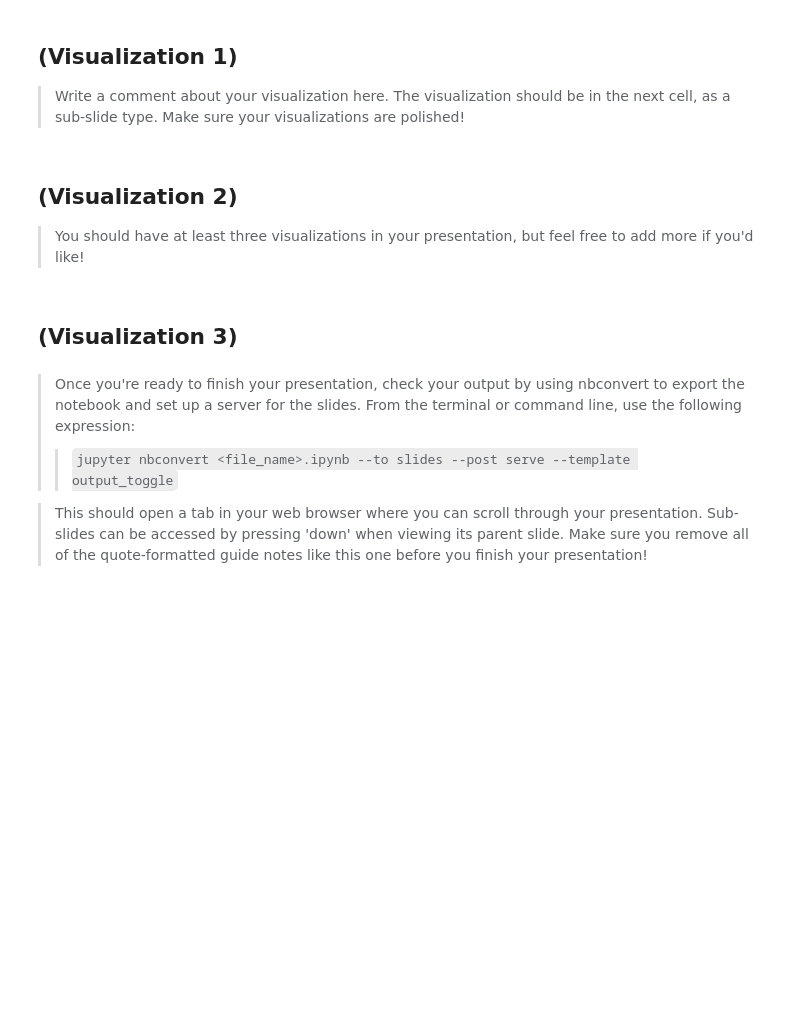
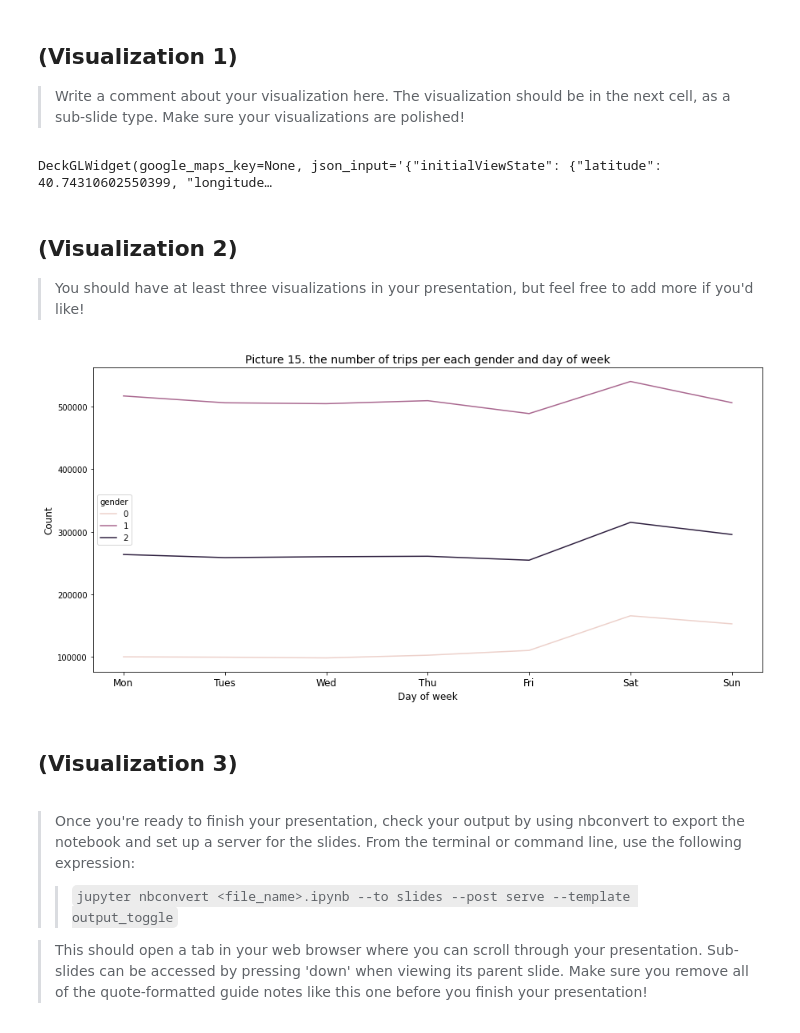
Before and after one commit to Aete/DAND_data_visualization, a Jupyter notebook: slide_deck.ipynb, the cells around one changed output. Drawn from its saved outputs; the diff is of its cells as text; code cells hidden in the pictures; blank space fills up the shorter version.

Commit message:
upload a master dataset and captured animations (gif)

```diff
--- a/slide_deck.ipynb
+++ b/slide_deck.ipynb
@@ -23,6 +27,7 @@ import warnings
 warnings.simplefilter("ignore")
 # %%
 # load in the dataset into a pandas dataframe
+df_bike = pd.read_csv('data/citibike_master.csv')
 # %% [markdown]
 > Note that the above cells have been set as "Skip"-type slides. That means
 that when the notebook is rendered as http slides, those cells won't show up.
@@ -31,13 +36,60 @@ that when the notebook is rendered as http slides, those cells won't show up.
 
 > Write a comment about your visualization here. The visualization should be in
 the next cell, as a sub-slide type. Make sure your visualizations are polished!
+# %%
+df_bike_station = df_bike.groupby('start station id').mean()[['start station latitude', 'start station longitude']]
+df_bike_station = df_bike_station.rename(columns={
+    'start station latitude':'lat',
+    'start station longitude':'lng'
+})
+df_bike_station_count = df_bike.groupby('start station id').count()[['tripduration']].rename(columns={'tripduration':'startcount'})
+df_bike_station = df_bike_station.join(df_bike_station_count)
+# set the layer of deck.gl
+layer_start_static = pydeck.Layer(
+    "HeatmapLayer",
+    data=df_bike_station,
+    opacity=0.7,
+    get_position=['lng', 'lat'],
+    aggregation = '"MEAN"',
+    get_weight='startcount',
+)
+# set the view point
+view = pydeck.ViewState(longitude = df_bike_station['lng'].mean(), latitude = df_bike_station['lat'].mean())
+view.zoom = 11
+# draw a map
+r_start_static = pydeck.Deck(
+    layers=[layer_start_static],
+    initial_view_state= view,
+    mapbox_key=mapbox_key,
+)
+r_start_static.show()
+# %% [output]
+DeckGLWidget(google_maps_key=None, json_input='{"initialViewState": {"latitude": 40.74310602550399, "longitude…
 # %% [markdown]
 ## (Visualization 2)
 
 > You should have at least three visualizations in your presentation,
 but feel free to add more if you'd like!
+# %%
+# calculate the numbers of trips per each gender and day of week
+df_bike_count = df_bike.groupby(['dayofweek',
+                                 'gender'],
+                                 as_index=False).count()[['dayofweek',
+                                                          'gender',
+                                                          'tripduration']].rename(columns={'tripduration':'count'})
+
+plt.figure(figsize=(15,7))
+plt.title('Picture 15. the number of trips per each gender and day of week', fontsize=14);
+sns.lineplot(data=df_bike_count, x='dayofweek', y='count', hue='gender');
+plt.xticks(ticks = [0,1,2,3,4,5,6], labels = ['Mon','Tues','Wed','Thu','Fri','Sat','Sun'],fontsize='12');
+plt.xlabel('Day of week', fontsize=12);
+plt.ylabel('Count', fontsize=12);
+# %% [output]
+[figure, added]
 # %% [markdown]
 ## (Visualization 3)
+
+>
 # %% [markdown]
 > Once you're ready to finish your presentation, check your output by using
 nbconvert to export the notebook and set up a server for the slides. From the
```
Also changed, not shown: parts of 8 cells of this notebook, 4 other files.
